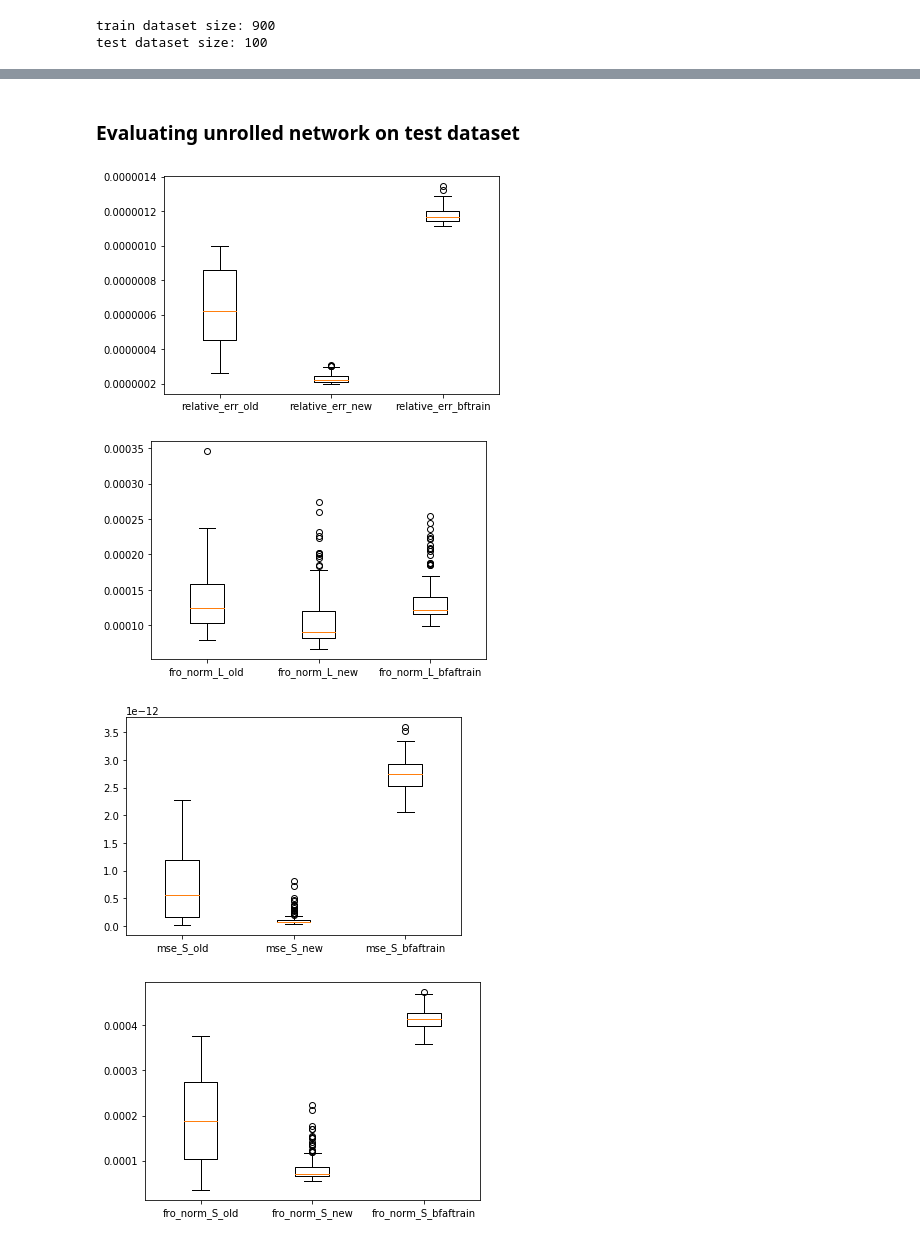
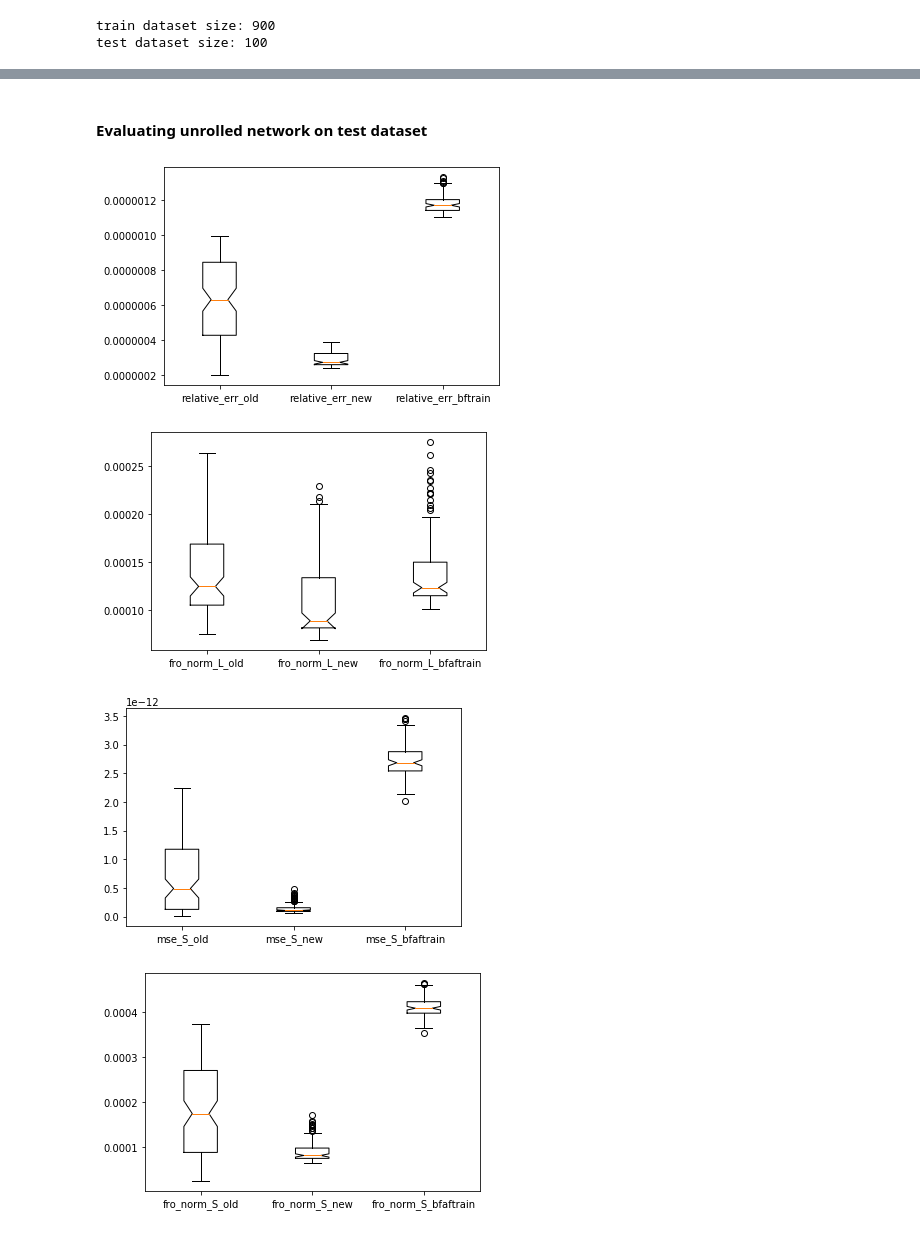
Before and after one commit to elitanzc/FYP, a Jupyter notebook: Learned_AccAltProj.ipynb, the cells around one changed output, grey strips where cells are left out. Drawn from its saved outputs; the diff is of its cells as text; code cells hidden in the pictures.

```diff
--- a/Learned_AccAltProj.ipynb
+++ b/Learned_AccAltProj.ipynb
@@ -125,7 +126,7 @@ class LearnedAAP(nn.Module):
             self.layer.append(ProjStage(self.gamma, t+1))
         self.layers = nn.Sequential(*self.layer)
         ## Track loss
-        self.loss = np.zeros(max_iter + 1)
+        self.err = np.zeros(max_iter + 1)
 
     def forward(self, M0, r):
         lay_init = self.layers[0]
@@ -133,7 +134,7 @@ class LearnedAAP(nn.Module):
         for t in range(1, self.max_iter + 1):
             lay = self.layers[t]
             S, L, U, V = lay(M0, S, U, V, r, self.beta)
-            self.loss[t] = torch.linalg.norm(M0 - L - S)/ norm_of_M0
+            self.err[t] = torch.linalg.norm(M0 - L - S)/ norm_of_M0
         return L, S
 # %% [markdown]
 ## The Pipeline
@@ -205,0 +167,5 @@ Finished Training
+# %%
+## ======================== 3. train unrolled network with estimated data ========================
+net, params_bftrain, params_aftrain, l0_norm_of_S_Shat = train_nn(LearnedAAP(max_iter), r \
+                                                                    , lr=2e-04, weight_decay=0 \
+                                                                    , nepochs=100, dataset=train_est)
@@ -318,2 +316,2 @@ fro_norm_S: 67/900 outliers
 # %% [markdown]
-### Evaluating unrolled network on test dataset
+#### Evaluating unrolled network on test dataset
@@ -365,30 +318,42 @@ for i, (L_true, S_true, M_true) in enumerate(test):
+# %%
+out_bftrain_ontest, out_hat_ontest = get_net_outputs(net, LearnedAAP(max_iter), r, test)
+out_accaltproj_ontest = []
+for (L_true, S_true, M_true) in test:
+    loss0, L0, S0 = AccAltProj(M_true, r, 1e-06, torch.tensor(0.7), 40)
+    out_accaltproj_ontest.append((L0, S0))
 # %%
+metrics = get_metrics(test, out_accaltproj_ontest, out_bftrain_ontest, out_hat_ontest)
+fro_norm_L_old, mse_S_old, fro_norm_S_old, count_nonzeros_S_old, relative_err_old, \
+    fro_norm_L_new, mse_S_new, fro_norm_S_new, count_nonzeros_S_new, relative_err_new, \
+    fro_norm_L_bftrain, mse_S_bftrain, fro_norm_S_bftrain, count_nonzeros_S_bftrain, relative_err_bftrain \
+        = metrics.values()
+
 fig, ax = plt.subplots()
-ax.boxplot([relative_err_old, relative_err_new, relative_err_bftrain])
+ax.boxplot([relative_err_old, relative_err_new, relative_err_bftrain], notch = True)
 ax.set_xticklabels(["relative_err_old", "relative_err_new", "relative_err_bftrain"])
 plt.show()
 
 fig, ax = plt.subplots()
-ax.boxplot([fro_norm_L_old, fro_norm_L_new, fro_norm_L_bftrain])
+ax.boxplot([fro_norm_L_old, fro_norm_L_new, fro_norm_L_bftrain], notch = True)
 ax.set_xticklabels(["fro_norm_L_old", "fro_norm_L_new", "fro_norm_L_bfaftrain"])
 plt.show()
 
 fig, ax = plt.subplots()
-ax.boxplot([mse_S_old, mse_S_new, mse_S_bftrain])
+ax.boxplot([mse_S_old, mse_S_new, mse_S_bftrain], notch = True)
 ax.set_xticklabels(["mse_S_old", "mse_S_new", "mse_S_bfaftrain"])
 plt.show()
 
 fig, ax = plt.subplots()
-ax.boxplot([fro_norm_S_old, fro_norm_S_new, fro_norm_S_bftrain])
+ax.boxplot([fro_norm_S_old, fro_norm_S_new, fro_norm_S_bftrain], notch = True)
 ax.set_xticklabels(["fro_norm_S_old", "fro_norm_S_new", "fro_norm_S_bfaftrain"])
 plt.show()
 
 fig, ax = plt.subplots()
-ax.boxplot([count_nonzeros_S_old, count_nonzeros_S_new, count_nonzeros_S_bftrain])
+ax.boxplot([count_nonzeros_S_old, count_nonzeros_S_new, count_nonzeros_S_bftrain], notch = True)
 ax.set_xticklabels(["count_nonzeros_S_old", "count_nonzeros_S_new", "count_nonzeros_S_bfaftrain"])
 plt.show()
 # %% [output]
-[figure, old version]
+[figure, new version]
-[figure, old version]
+[figure, new version]
-[figure, old version]
+[figure, new version]
-[figure, old version]
+[figure, new version]
```
Also changed, not shown: parts of 77 cells of this notebook, 1 other file.
